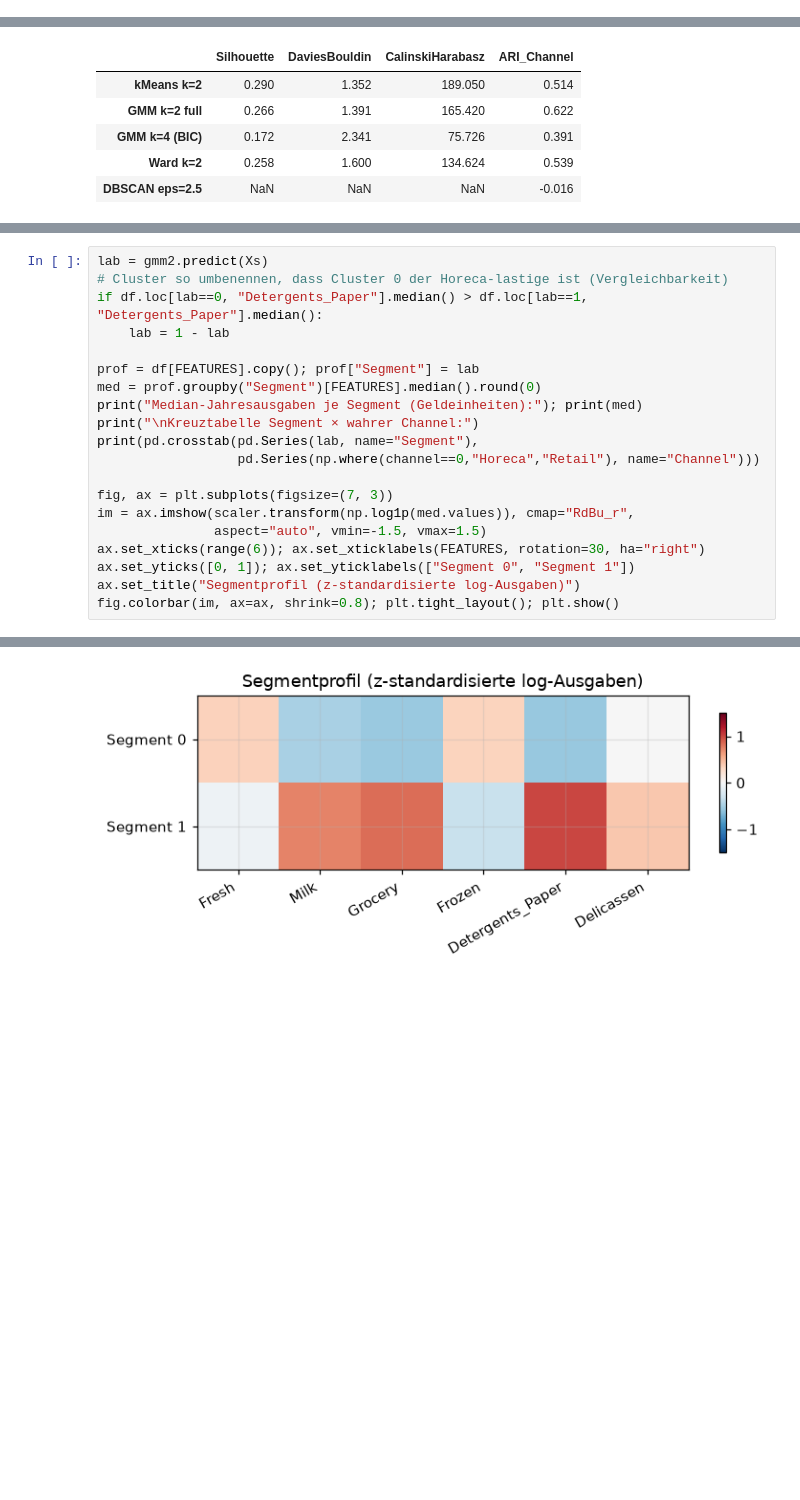
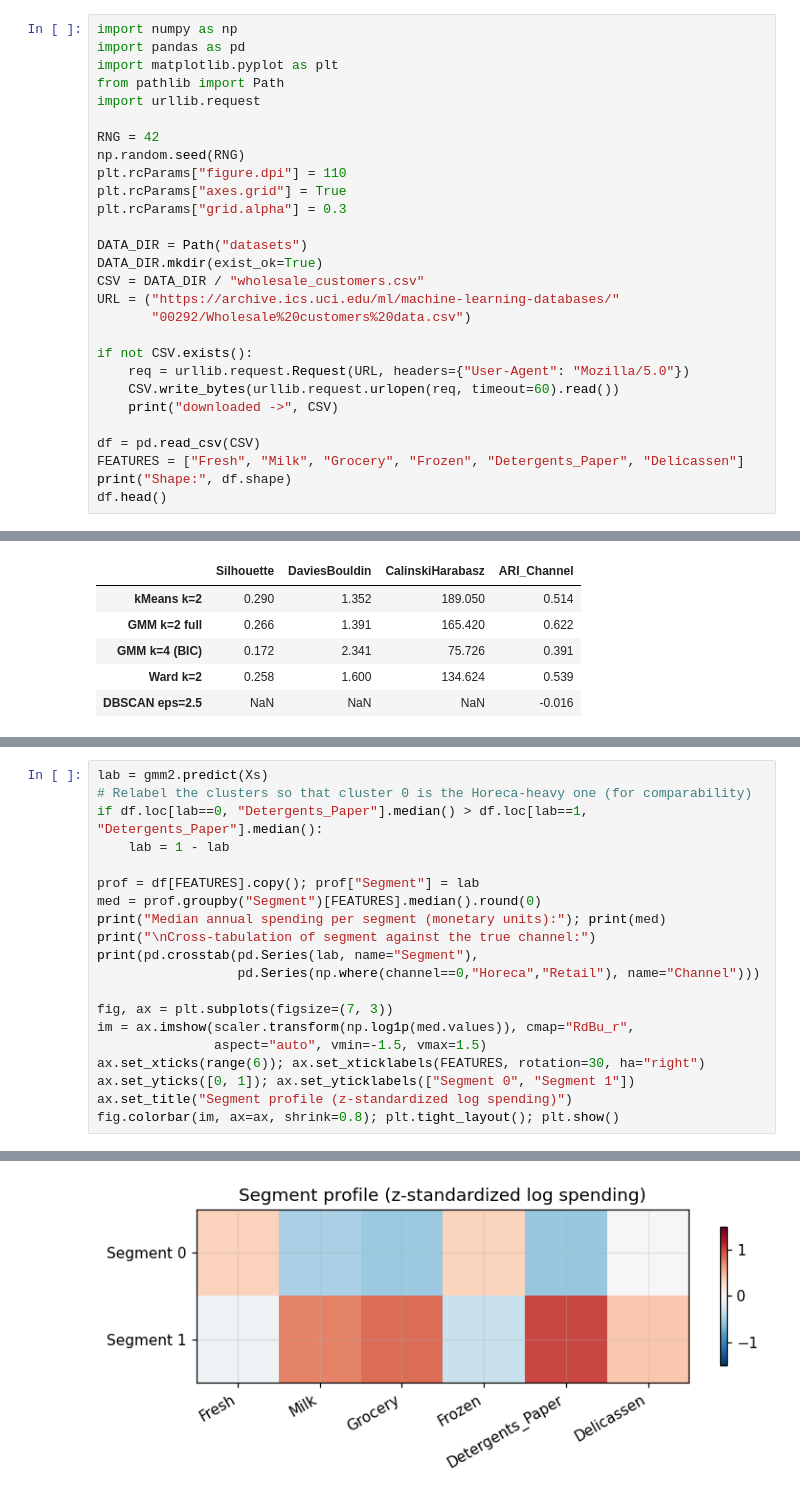
Before and after one commit to TimonLudwig1/Practice-Lab, a Jupyter notebook: xtAI_Learn-Repository/modules/05-machine-learning-2/projects/03-final/solution/solution.ipynb, the cells around one changed output, grey strips where cells are left out. Drawn from its saved outputs; the diff is of its cells as text; blank space fills up the shorter version.

```diff
--- a/xtAI_Learn-Repository/modules/05-machine-learning-2/projects/03-final/solution/solution.ipynb
+++ b/xtAI_Learn-Repository/modules/05-machine-learning-2/projects/03-final/solution/solution.ipynb
@@ -349,0 +24,28 @@ Jetzt der Kern des Moduls — Clustering ist unüberwacht, also brauchen wir Kri
+# %%
+import numpy as np
+import pandas as pd
+import matplotlib.pyplot as plt
+from pathlib import Path
+import urllib.request
+
+RNG = 42
+np.random.seed(RNG)
+plt.rcParams["figure.dpi"] = 110
+plt.rcParams["axes.grid"] = True
+plt.rcParams["grid.alpha"] = 0.3
+
+DATA_DIR = Path("datasets")
+DATA_DIR.mkdir(exist_ok=True)
+CSV = DATA_DIR / "wholesale_customers.csv"
+URL = ("https://archive.ics.uci.edu/ml/machine-learning-databases/"
+       "00292/Wholesale%20customers%20data.csv")
+
+if not CSV.exists():
+    req = urllib.request.Request(URL, headers={"User-Agent": "Mozilla/5.0"})
+    CSV.write_bytes(urllib.request.urlopen(req, timeout=60).read())
+    print("downloaded ->", CSV)
+
+df = pd.read_csv(CSV)
+FEATURES = ["Fresh", "Milk", "Grocery", "Frozen", "Detergents_Paper", "Delicassen"]
+print("Shape:", df.shape)
+df.head()
@@ -389,13 +390,13 @@ Ein Clustering ist erst dann etwas wert, wenn man die Cluster *inhaltlich* verst
 # %%
 lab = gmm2.predict(Xs)
-# Cluster so umbenennen, dass Cluster 0 der Horeca-lastige ist (Vergleichbarkeit)
+# Relabel the clusters so that cluster 0 is the Horeca-heavy one (for comparability)
 if df.loc[lab==0, "Detergents_Paper"].median() > df.loc[lab==1, "Detergents_Paper"].median():
     lab = 1 - lab
 
 prof = df[FEATURES].copy(); prof["Segment"] = lab
 med = prof.groupby("Segment")[FEATURES].median().round(0)
-print("Median-Jahresausgaben je Segment (Geldeinheiten):"); print(med)
-print("\nKreuztabelle Segment × wahrer Channel:")
+print("Median annual spending per segment (monetary units):"); print(med)
+print("\nCross-tabulation of segment against the true channel:")
 print(pd.crosstab(pd.Series(lab, name="Segment"),
                   pd.Series(np.where(channel==0,"Horeca","Retail"), name="Channel")))
 
@@ -404,6 +405,6 @@ im = ax.imshow(scaler.transform(np.log1p(med.values)), cmap="RdBu_r",
                aspect="auto", vmin=-1.5, vmax=1.5)
 ax.set_xticks(range(6)); ax.set_xticklabels(FEATURES, rotation=30, ha="right")
 ax.set_yticks([0, 1]); ax.set_yticklabels(["Segment 0", "Segment 1"])
-ax.set_title("Segmentprofil (z-standardisierte log-Ausgaben)")
+ax.set_title("Segment profile (z-standardized log spending)")
 fig.colorbar(im, ax=ax, shrink=0.8); plt.tight_layout(); plt.show()
 # %% [output]
@@ -417,6 +418,6 @@ Kreuztabelle Segment × wahrer Channel:
 Channel  Horeca  Retail
 Segment
 0           263      11
 1            35     131
-[figure, old version]
+[figure, new version]
 # %%
```
Also changed, not shown: parts of 66 cells of this notebook, 2 other files.
